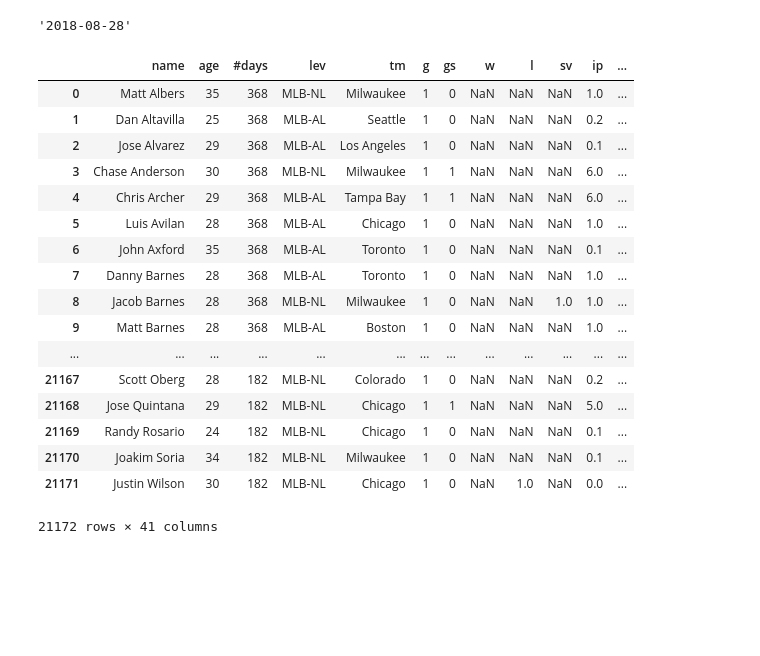
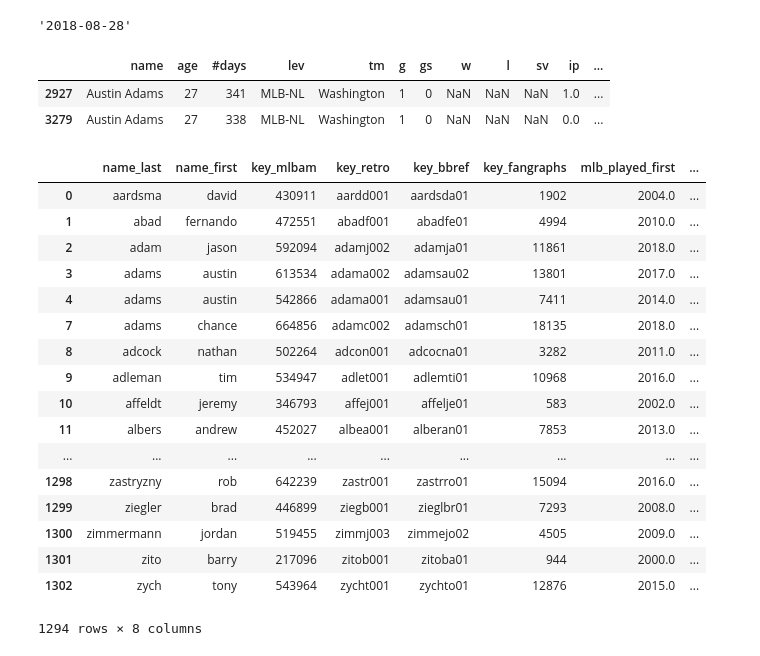
Before and after one commit to t-phill/mlb_injuries, a Jupyter notebook: notebooks/clean_games.ipynb, the cells around one changed output. Saved outputs shown, nothing was run; the diff lists cells and outputs as text; code cells hidden in the pictures; blank space fills up the shorter version.

```diff
--- a/notebooks/clean_games.ipynb
+++ b/notebooks/clean_games.ipynb
@@ -161,24 +161,32 @@ inj_game
 str(inj_game.values[0][-1]).split()[0]
 # %% [output]
 '2018-08-28'
-# %%
-games
-# %% [output]
-|  | name | age | #days | lev | tm | g | gs | w | l | sv | ip | ... |
-| 0 | Matt Albers | 35 | 368 | MLB-NL | Milwaukee | 1 | 0 | NaN | NaN | NaN | 1.0 | ... |
-| 1 | Dan Altavilla | 25 | 368 | MLB-AL | Seattle | 1 | 0 | NaN | NaN | NaN | 0.2 | ... |
-| 2 | Jose Alvarez | 29 | 368 | MLB-AL | Los Angeles | 1 | 0 | NaN | NaN | NaN | 0.1 | ... |
-| 3 | Chase Anderson | 30 | 368 | MLB-NL | Milwaukee | 1 | 1 | NaN | NaN | NaN | 6.0 | ... |
-| 4 | Chris Archer | 29 | 368 | MLB-AL | Tampa Bay | 1 | 1 | NaN | NaN | NaN | 6.0 | ... |
-| 5 | Luis Avilan | 28 | 368 | MLB-AL | Chicago | 1 | 0 | NaN | NaN | NaN | 1.0 | ... |
-| 6 | John Axford | 35 | 368 | MLB-AL | Toronto | 1 | 0 | NaN | NaN | NaN | 0.1 | ... |
-| 7 | Danny Barnes | 28 | 368 | MLB-AL | Toronto | 1 | 0 | NaN | NaN | NaN | 1.0 | ... |
-| 8 | Jacob Barnes | 28 | 368 | MLB-NL | Milwaukee | 1 | 0 | NaN | NaN | 1.0 | 1.0 | ... |
-| 9 | Matt Barnes | 28 | 368 | MLB-AL | Boston | 1 | 0 | NaN | NaN | NaN | 1.0 | ... |
-| ... | ... | ... | ... | ... | ... | ... | ... | ... | ... | ... | ... | ... |
-| 21167 | Scott Oberg | 28 | 182 | MLB-NL | Colorado | 1 | 0 | NaN | NaN | NaN | 0.2 | ... |
-| 21168 | Jose Quintana | 29 | 182 | MLB-NL | Chicago | 1 | 1 | NaN | NaN | NaN | 5.0 | ... |
-| 21169 | Randy Rosario | 24 | 182 | MLB-NL | Chicago | 1 | 0 | NaN | NaN | NaN | 0.1 | ... |
-| 21170 | Joakim Soria | 34 | 182 | MLB-NL | Milwaukee | 1 | 0 | NaN | NaN | NaN | 0.1 | ... |
-| 21171 | Justin Wilson | 30 | 182 | MLB-NL | Chicago | 1 | 0 | NaN | 1.0 | NaN | 0.0 | ... |
-21172 rows × 41 columns
+# %%
+games[games['name'] == 'Austin Adams']
+# %% [output]
+|  | name | age | #days | lev | tm | g | gs | w | l | sv | ip | ... |
+| 2927 | Austin Adams | 27 | 341 | MLB-NL | Washington | 1 | 0 | NaN | NaN | NaN | 1.0 | ... |
+| 3279 | Austin Adams | 27 | 338 | MLB-NL | Washington | 1 | 0 | NaN | NaN | NaN | 0.0 | ... |
+# %%
+ids = pd.read_pickle('/Users/taylorphillips/galvanize/mlb/mlb_injuries/pickles/pitcher_ids.pkl')
+# %%
+ids.drop_duplicates('key_mlbam')
+# %% [output]
+|  | name_last | name_first | key_mlbam | key_retro | key_bbref | key_fangraphs | mlb_played_first | ... |
+| 0 | aardsma | david | 430911 | aardd001 | aardsda01 | 1902 | 2004.0 | ... |
+| 1 | abad | fernando | 472551 | abadf001 | abadfe01 | 4994 | 2010.0 | ... |
+| 2 | adam | jason | 592094 | adamj002 | adamja01 | 11861 | 2018.0 | ... |
+| 3 | adams | austin | 613534 | adama002 | adamsau02 | 13801 | 2017.0 | ... |
+| 4 | adams | austin | 542866 | adama001 | adamsau01 | 7411 | 2014.0 | ... |
+| 7 | adams | chance | 664856 | adamc002 | adamsch01 | 18135 | 2018.0 | ... |
+| 8 | adcock | nathan | 502264 | adcon001 | adcocna01 | 3282 | 2011.0 | ... |
+| 9 | adleman | tim | 534947 | adlet001 | adlemti01 | 10968 | 2016.0 | ... |
+| 10 | affeldt | jeremy | 346793 | affej001 | affelje01 | 583 | 2002.0 | ... |
+| 11 | albers | andrew | 452027 | albea001 | alberan01 | 7853 | 2013.0 | ... |
+| ... | ... | ... | ... | ... | ... | ... | ... | ... |
+| 1298 | zastryzny | rob | 642239 | zastr001 | zastrro01 | 15094 | 2016.0 | ... |
+| 1299 | ziegler | brad | 446899 | ziegb001 | zieglbr01 | 7293 | 2008.0 | ... |
+| 1300 | zimmermann | jordan | 519455 | zimmj003 | zimmejo02 | 4505 | 2009.0 | ... |
+| 1301 | zito | barry | 217096 | zitob001 | zitoba01 | 944 | 2000.0 | ... |
+| 1302 | zych | tony | 543964 | zycht001 | zychto01 | 12876 | 2015.0 | ... |
+1294 rows × 8 columns
```
Also changed, not shown: parts of 1 cell of this notebook.
